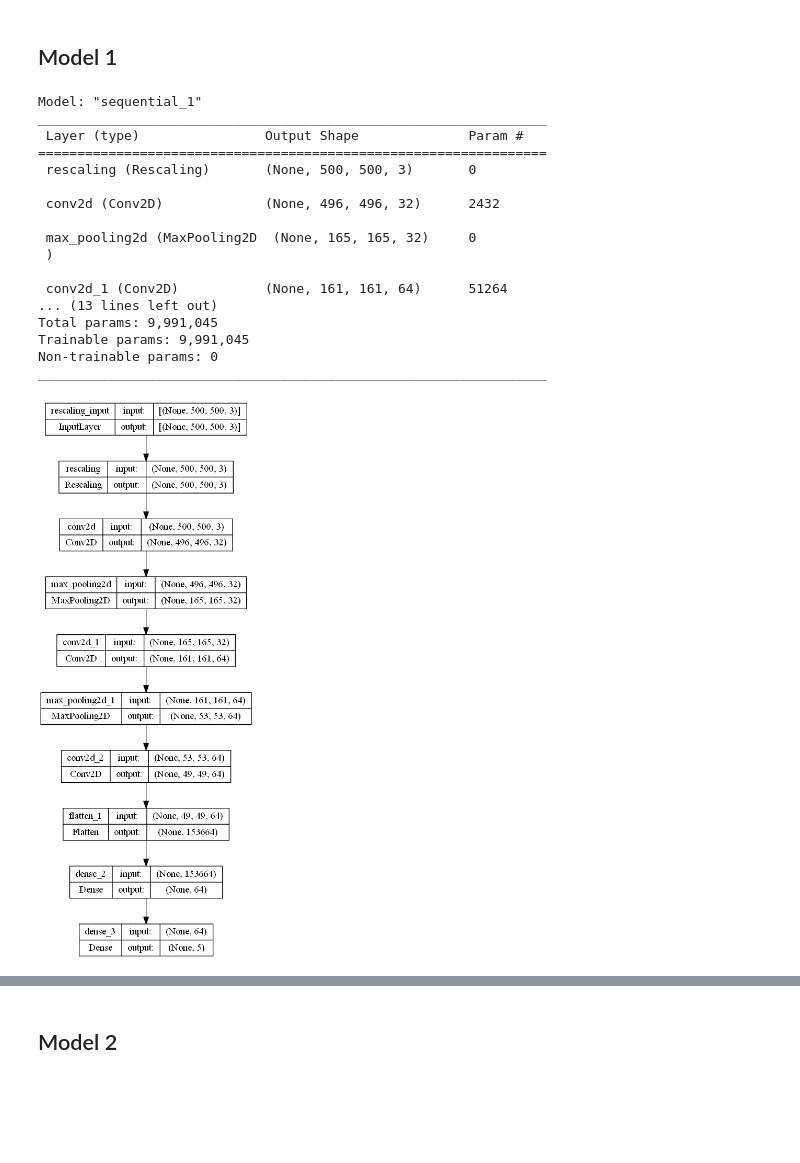
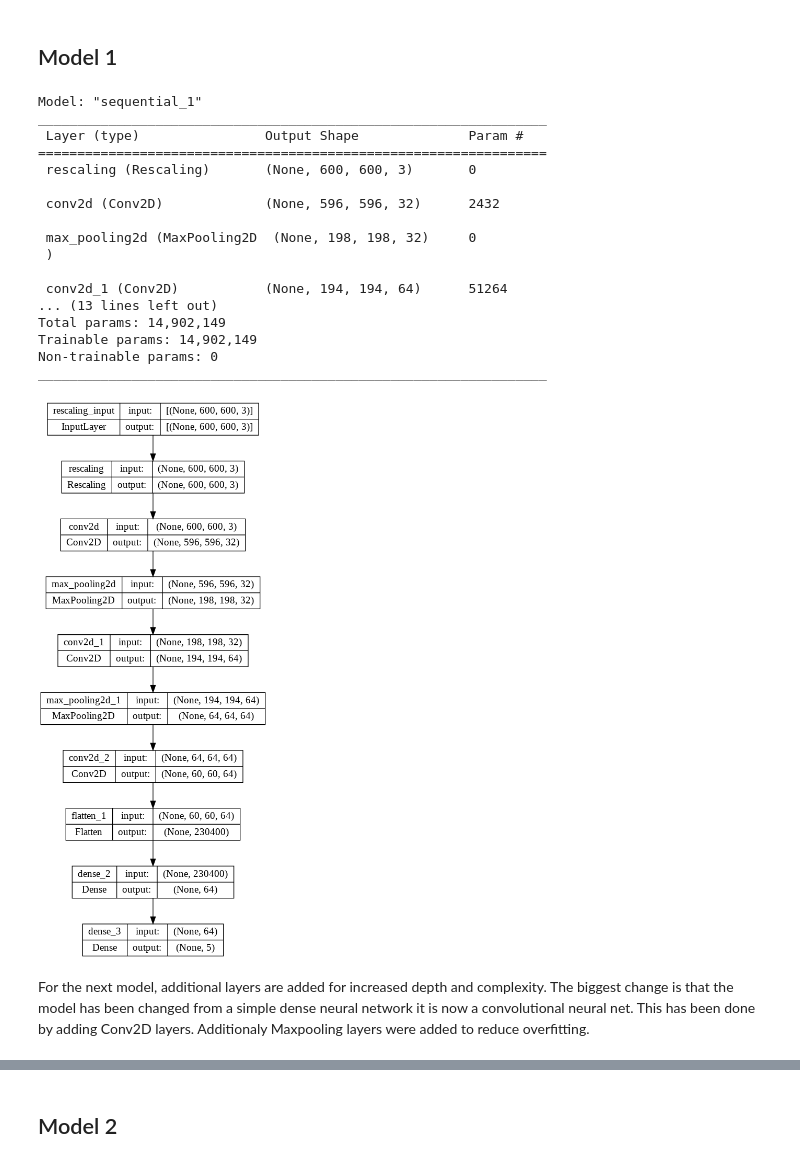
Before and after one commit to MusaAbbasi/Cassava-Disease-Classification, a Jupyter notebook: Notebook.ipynb, the cells around one changed output, grey strips where cells are left out. Saved outputs shown, nothing was run; the diff lists cells and outputs as text; code cells hidden in the pictures; blank space fills up the shorter version.

```diff
--- a/Notebook.ipynb
+++ b/Notebook.ipynb
@@ -101,3 +157,10 @@ rescaling_layer = layers.experimental.preprocessing.Rescaling(
+# %%
+# to fit the data into the model, all values in the data arrays need to
+# be rescaled to be between 0 and 1
+rescaling_layer = layers.experimental.preprocessing.Rescaling(
+    scale=1. / 255,
+    input_shape=(600, 600, 3)
+)
 # %%
 model = Sequential()
 
@@ -159,39 +256,41 @@ model1 = Sequential()
 
 model1.add(rescaling_layer)
 
 model1.add(Conv2D(
 filters= 32, kernel_size = (5, 5), activation = "relu",
-input_shape = (500, 500, 3)))
+input_shape = (600, 600, 3)))
 
 model1.add(MaxPooling2D(pool_size = (3, 3)))
 
 model1.add(Conv2D(64, (5, 5), activation = "relu"))
 model1.add(MaxPooling2D(pool_size = (3, 3)))
 model1.add(Conv2D(64, (5, 5), activation = "relu"))
 
 model1.add(Flatten())
 model1.add(Dense(64, activation="relu"))
 model1.add(Dense(5, activation="softmax"))
 
 model1.summary()
 plot_model(model1, show_shapes=True, show_layer_names=True)
 # %% [output]
 Model: "sequential_1"
 _________________________________________________________________
  Layer (type)                Output Shape              Param #
 =================================================================
- rescaling (Rescaling)       (None, 500, 500, 3)       0
+ rescaling (Rescaling)       (None, 600, 600, 3)       0
 
- conv2d (Conv2D)             (None, 496, 496, 32)      2432
+ conv2d (Conv2D)             (None, 596, 596, 32)      2432
 
- max_pooling2d (MaxPooling2D  (None, 165, 165, 32)     0
+ max_pooling2d (MaxPooling2D  (None, 198, 198, 32)     0
  )
 
- conv2d_1 (Conv2D)           (None, 161, 161, 64)      51264
+ conv2d_1 (Conv2D)           (None, 194, 194, 64)      51264
 ... (13 lines left out)
-Total params: 9,991,045
-Trainable params: 9,991,045
+Total params: 14,902,149
+Trainable params: 14,902,149
 Non-trainable params: 0
 _________________________________________________________________
-[figure, old version]
+[figure, new version]
+# %% [markdown]
+For the next model, additional layers are added for increased depth and complexity. The biggest change is that the model has been changed from a simple dense neural network it is now a convolutional neural net. This has been done by adding Conv2D layers. Additionaly Maxpooling layers were added to reduce overfitting.
 # %%
```
Also changed, not shown: parts of 101 cells of this notebook, 5 other files.
